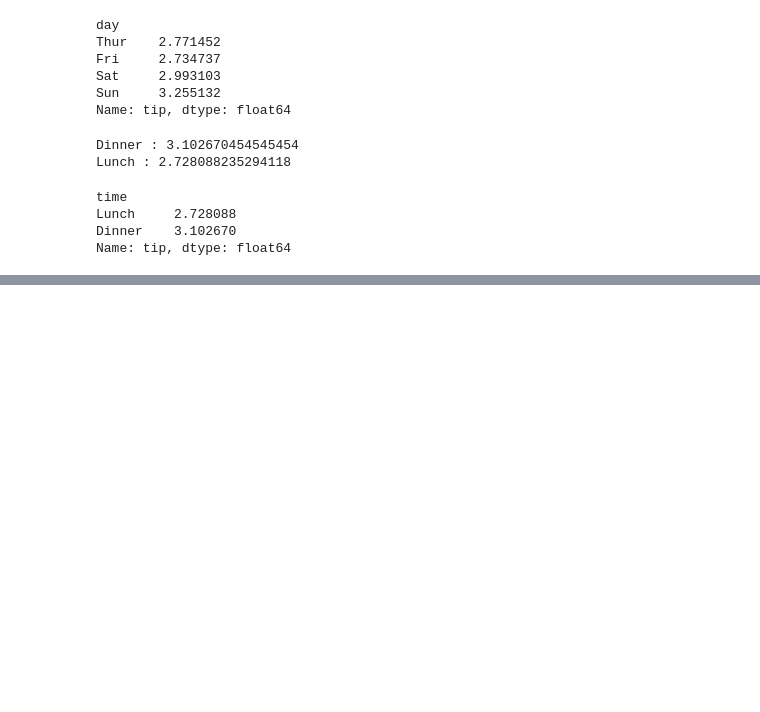
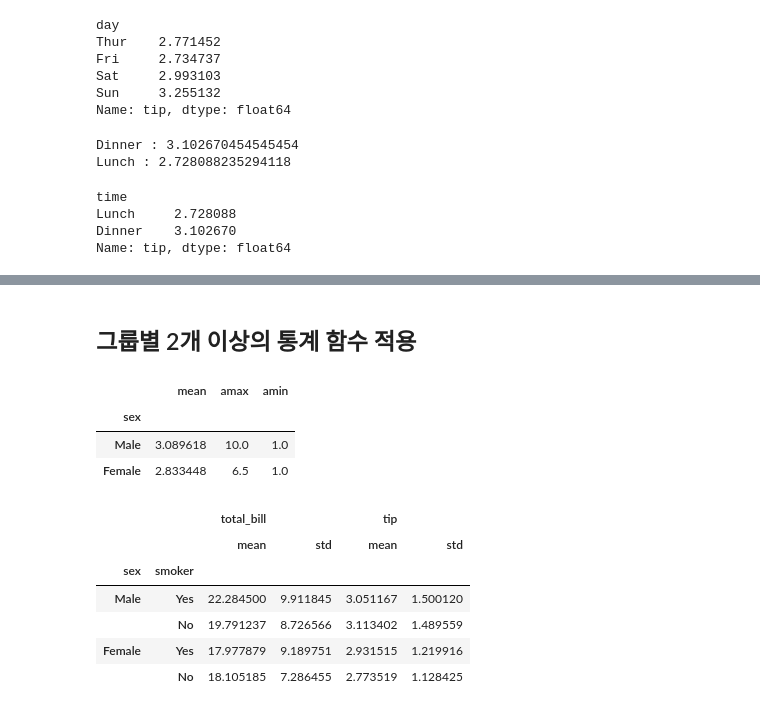
Before and after one commit to JakeOh/202208_itw_java134_lab_python, a Jupyter notebook: py19_DataFrame.ipynb, the cells around one changed output, grey strips where cells are left out. Cells and saved outputs as stored; diff of their text form; code cells hidden in the pictures; blank space fills up the shorter version.

```diff
--- a/py19_DataFrame.ipynb
+++ b/py19_DataFrame.ipynb
@@ -313,0 +386,21 @@ Name: tip, dtype: float64
+# %% [markdown]
+## 그룹별 2개 이상의 통계 함수 적용
+# %%
+# 성별 팁의 평균, 최댓값, 최솟값
+tips.groupby('sex').tip.agg([np.mean, np.max, np.min])  # aggregate
+# %% [output]
+|  | mean | amax | amin |
+| sex |  |  |  |
+| Male | 3.089618 | 10.0 | 1.0 |
+| Female | 2.833448 | 6.5 | 1.0 |
+# %%
+# 성별 흡연여부별 영수증 금액과 팁의 평균, 표준편차
+tips.groupby(['sex', 'smoker'])[['total_bill', 'tip']].agg([np.mean, np.std])
+# %% [output]
+|  |  | total_bill |  | tip |  |
+|  |  | mean | std | mean | std |
+| sex | smoker |  |  |  |  |
+| Male | Yes | 22.284500 | 9.911845 | 3.051167 | 1.500120 |
+|  | No | 19.791237 | 8.726566 | 3.113402 | 1.489559 |
+| Female | Yes | 17.977879 | 9.189751 | 2.931515 | 1.219916 |
+|  | No | 18.105185 | 7.286455 | 2.773519 | 1.128425 |
```
Also changed, not shown: parts of 11 cells of this notebook.
